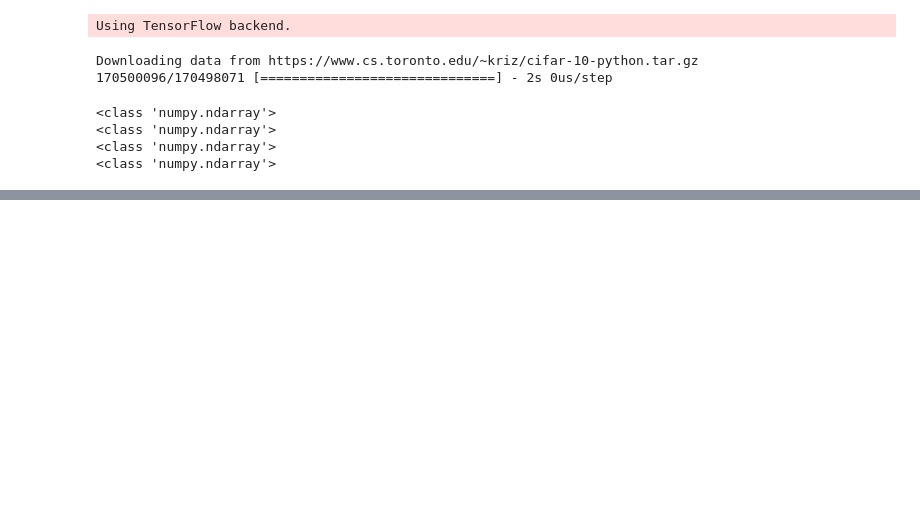
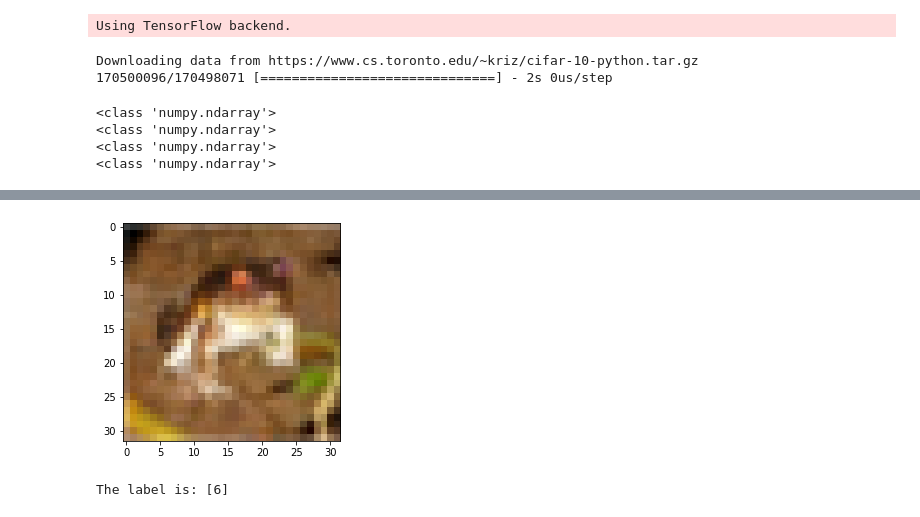
Before and after one commit to S-a-b-b-i-R/Image-Classifier-, a Jupyter notebook: ImageClassifier.ipynb, the cells around one changed output, grey strips where cells are left out. Drawn from its saved outputs; the diff is of its cells as text; code cells hidden in the pictures; blank space fills up the shorter version.

```diff
--- a/ImageClassifier.ipynb
+++ b/ImageClassifier.ipynb
@@ -19,0 +52,11 @@ print(type(y_test))
+# %%
+# Show the picture as an Image
+import matplotlib.pyplot as plt
+img = plt.imshow(x_train[0])
+# %% [output]
+[figure, added]
+# %%
+# Print the label of the image
+print('The label is:', y_train[0])
+# %% [output]
+The label is: [6]
```
Also changed, not shown: parts of 20 cells of this notebook.
